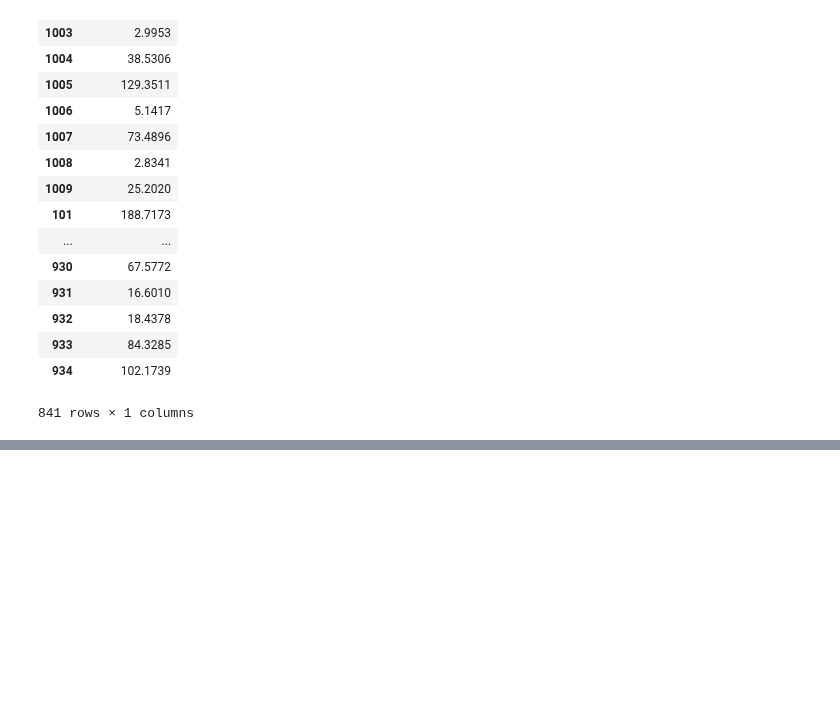
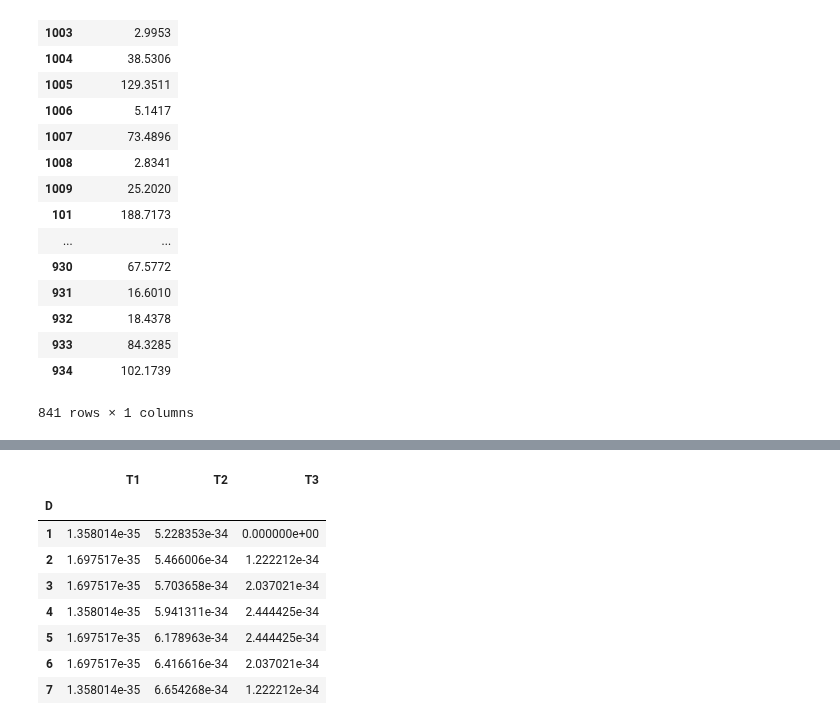
Before and after one commit to jabellcu/TPlanning_matrices, a Jupyter notebook: Matrix.ipynb, the cells around one changed output, grey strips where cells are left out. Cells and saved outputs as stored; diff of their text form; code cells hidden in the pictures; blank space fills up the shorter version.

```diff
--- a/Matrix.ipynb
+++ b/Matrix.ipynb
@@ -447,0 +528,12 @@ DEMMAND.TD
+# %%
+fmat.TD
+# %% [output]
+|  | T1 | T2 | T3 |
+| D |  |  |  |
+| 1 | 1.358014e-35 | 5.228353e-34 | 0.000000e+00 |
+| 2 | 1.697517e-35 | 5.466006e-34 | 1.222212e-34 |
+| 3 | 1.697517e-35 | 5.703658e-34 | 2.037021e-34 |
+| 4 | 1.358014e-35 | 5.941311e-34 | 2.444425e-34 |
+| 5 | 1.697517e-35 | 6.178963e-34 | 2.444425e-34 |
+| 6 | 1.697517e-35 | 6.416616e-34 | 2.037021e-34 |
+| 7 | 1.358014e-35 | 6.654268e-34 | 1.222212e-34 |
```
Also changed, not shown: parts of 6 cells of this notebook.
